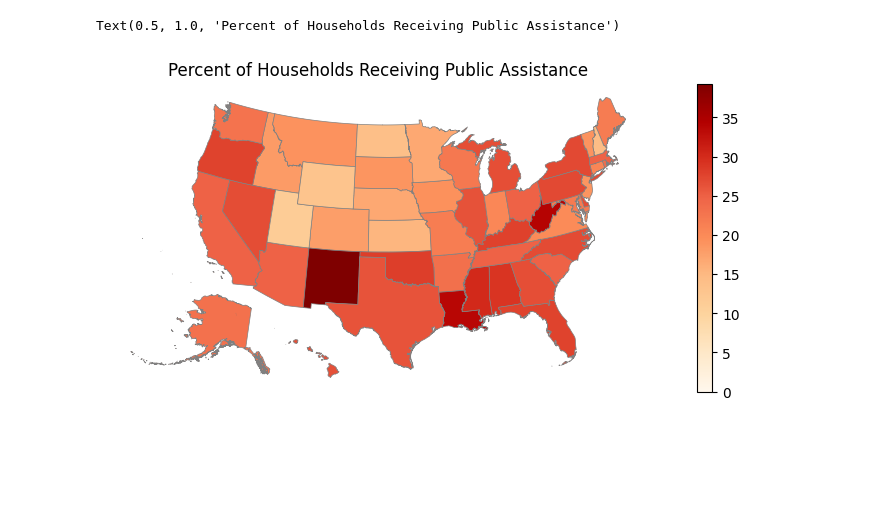
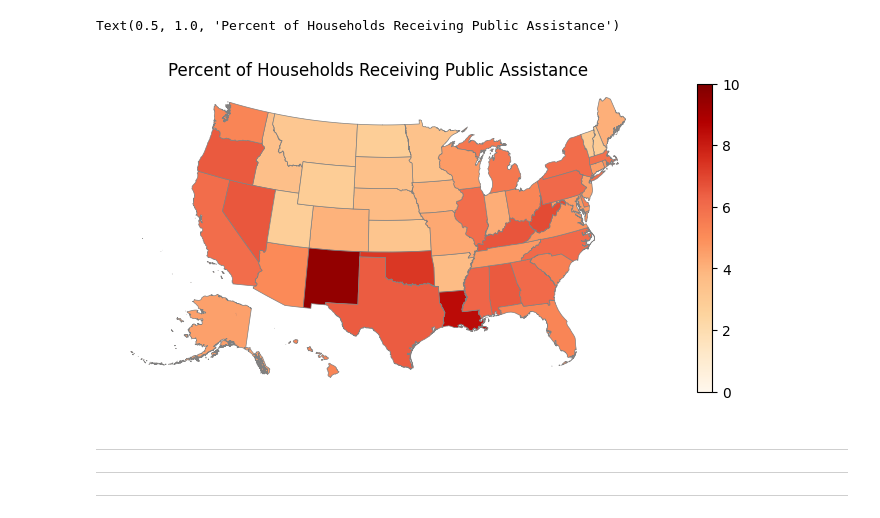
Before and after one commit to scottpham/NICAR25-CensusDIS-how-to, a Jupyter notebook: completed_notebooks/2_finding_tables.ipynb, the cells around one changed output. Drawn from its saved outputs; the diff is of its cells as text; code cells hidden in the pictures; blank space fills up the shorter version.

```diff
--- a/completed_notebooks/2_finding_tables.ipynb
+++ b/completed_notebooks/2_finding_tables.ipynb
@@ -115,2 +131,18 @@ ced.variables.group_tree(
 + Geography (GEO_ID)
 + Geographic Area Name (NAME)
+# %%
+# download acs data for the state
+assistance = (
+    ced.download(
+        "acs/acs1",
+        2023,
+        download_variables = variables.keys(),
+        state = states.ALL_STATES_AND_DC,
+        with_geometry=True
+    )
+    .rename(
+        columns = variables
+    )
+)
+
+assistance.head(1)
@@ -126,16 +158,0 @@ variables = {
-# %%
-# what's the fips?
-assistance = (
-    ced.download(
-        "acs/acs5",
-        2023,
-        download_variables = variables.keys(),
-        state = "*",
-        with_geometry=True
-    )
-    .rename(
-        columns = variables
-    )
-)
-
-assistance.head(1)
@@ -175,17 +203,20 @@ assistance.plot(
 # %%
+# use geopandas to make it look better
+# https://geopandas.org/en/stable/docs/user_guide/mapping.html
 ax = cem.plot_us(
-    assistance[ assistance["name"] != "Puerto Rico"],
+    assistance,
     column = "percent_assistance",
     legend = True,
     cmap = "OrRd", # from color brewer
     edgecolor = "gray",
     linewidth = 0.5,
     vmin = 0,
+    vmax = 10,
     figsize = (12, 4)
 )
 
 ax.axis("off")
 ax.set_title("Percent of Households Receiving Public Assistance")
 # %% [output]
 Text(0.5, 1.0, 'Percent of Households Receiving Public Assistance')
-[figure, old version]
+[figure, new version]
@@ -191,0 +225,4 @@ Text(0.5, 1.0, 'Percent of Households Receiving Public Assistance')
+# %% [markdown]
+---
+---
+---
```
Also changed, not shown: parts of 22 cells of this notebook, 1 other file.
